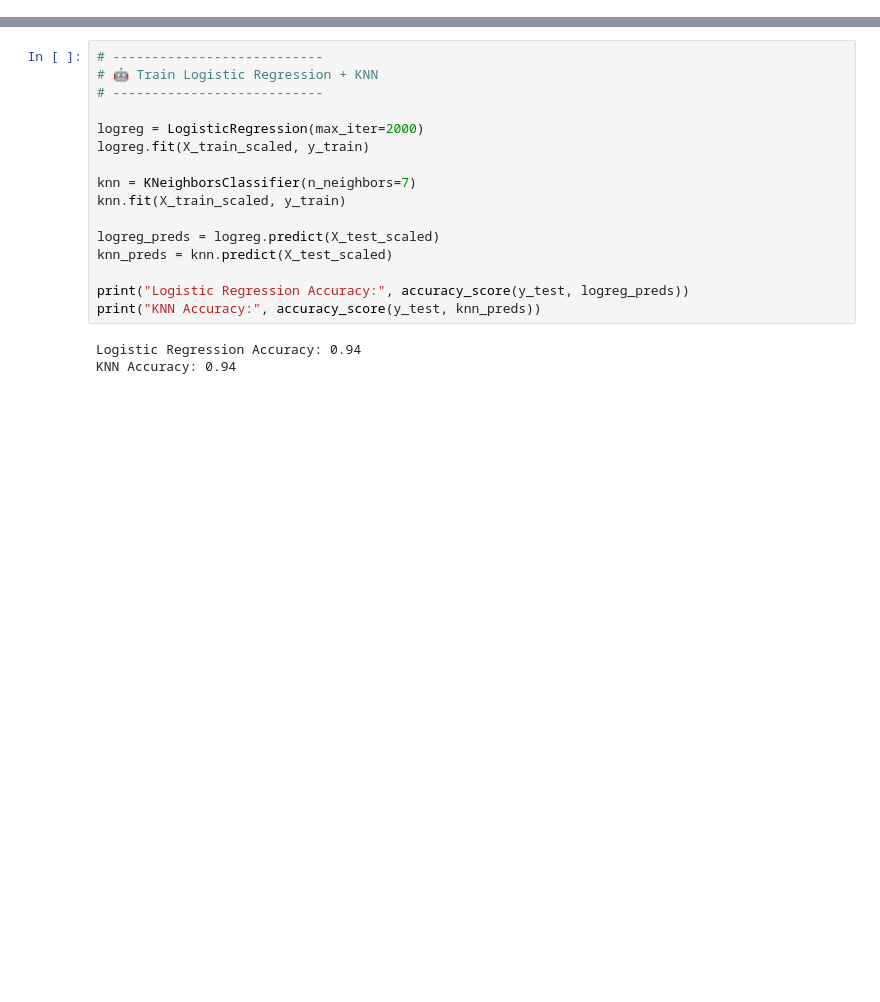
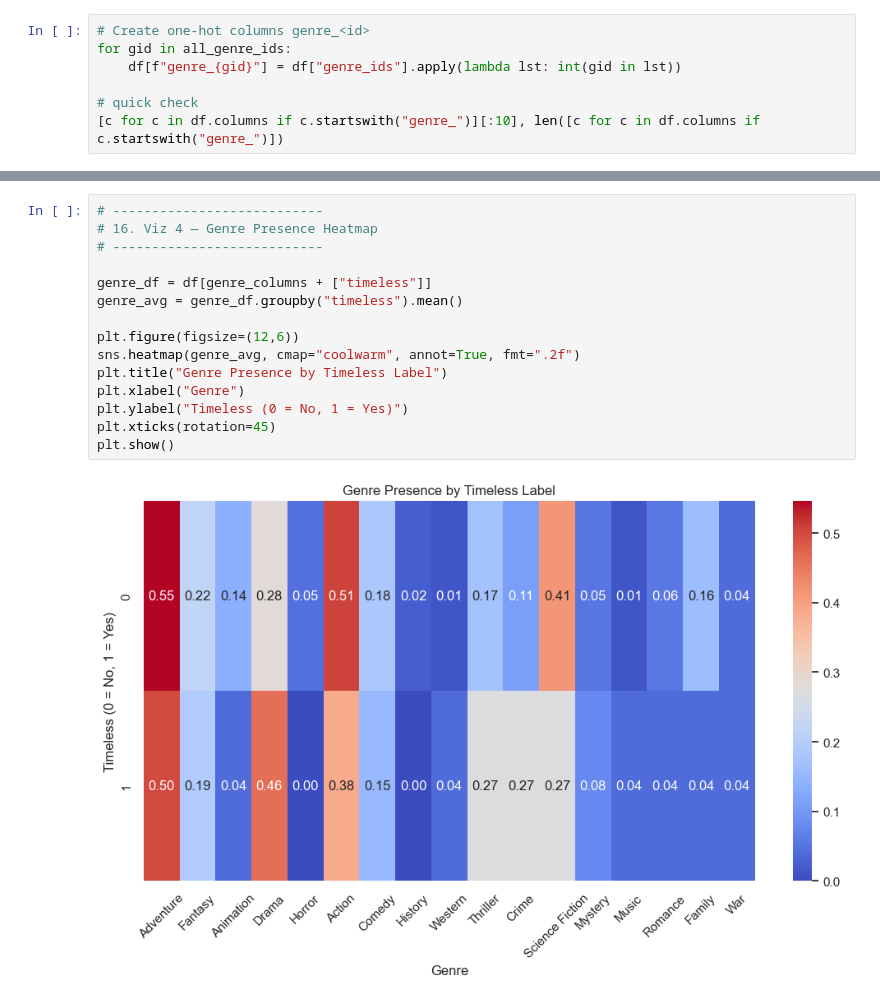
Before and after one commit to Kwanjk/tmdb-supervised-learning, a Jupyter notebook: TimelessMovie.ipynb, the cells around one changed output, grey strips where cells are left out. Cells and saved outputs as stored; diff of their text form; blank space fills up the shorter version.

```diff
--- a/TimelessMovie.ipynb
+++ b/TimelessMovie.ipynb
@@ -144,0 +170,7 @@ Name: count, dtype: int64
+# %%
+# Create one-hot columns genre_<id>
+for gid in all_genre_ids:
+    df[f"genre_{gid}"] = df["genre_ids"].apply(lambda lst: int(gid in lst))
+
+# quick check
+[c for c in df.columns if c.startswith("genre_")][:10], len([c for c in df.columns if c.startswith("genre_")])
@@ -193,21 +514,19 @@ X_test_scaled = scaler.transform(X_test)
 # %%
 # ---------------------------
-# 🤖 Train Logistic Regression + KNN
+# 16. Viz 4 — Genre Presence Heatmap
 # ---------------------------
 
-logreg = LogisticRegression(max_iter=2000)
-logreg.fit(X_train_scaled, y_train)
+genre_df = df[genre_columns + ["timeless"]]
+genre_avg = genre_df.groupby("timeless").mean()
 
-knn = KNeighborsClassifier(n_neighbors=7)
-knn.fit(X_train_scaled, y_train)
-
-logreg_preds = logreg.predict(X_test_scaled)
-knn_preds = knn.predict(X_test_scaled)
-
-print("Logistic Regression Accuracy:", accuracy_score(y_test, logreg_preds))
-print("KNN Accuracy:", accuracy_score(y_test, knn_preds))
+plt.figure(figsize=(12,6))
+sns.heatmap(genre_avg, cmap="coolwarm", annot=True, fmt=".2f")
+plt.title("Genre Presence by Timeless Label")
+plt.xlabel("Genre")
+plt.ylabel("Timeless (0 = No, 1 = Yes)")
+plt.xticks(rotation=45)
+plt.show()
 # %% [output]
-Logistic Regression Accuracy: 0.94
-KNN Accuracy: 0.94
+[figure, added]
 # %%
 # ---------------------------
```
Also changed, not shown: parts of 30 cells of this notebook, 1 other file.
